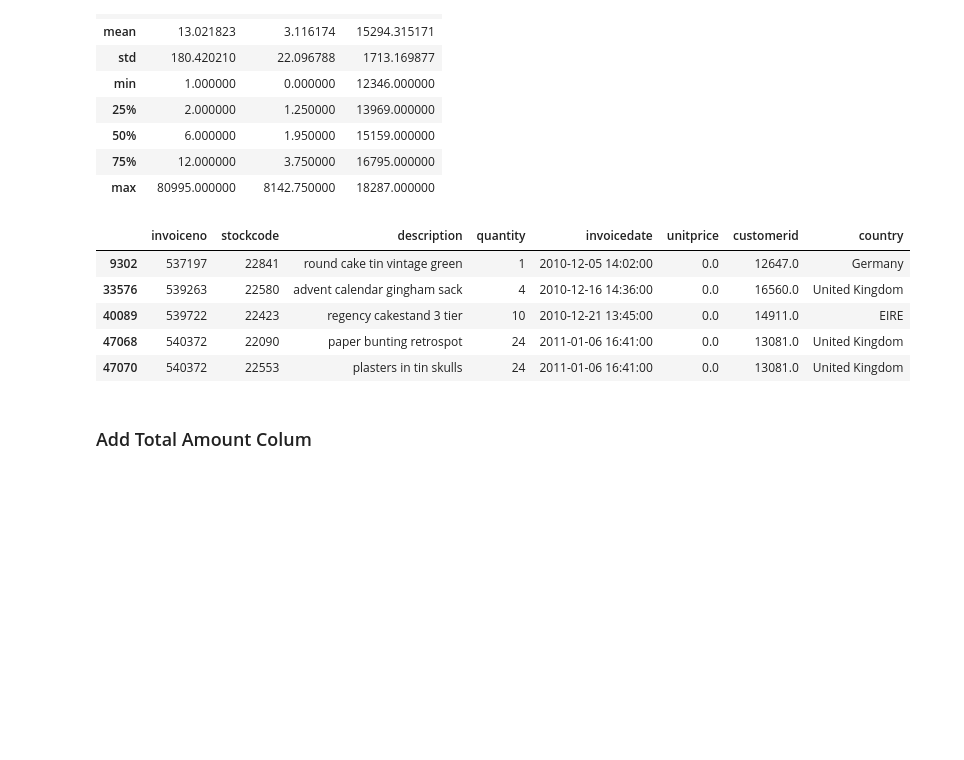
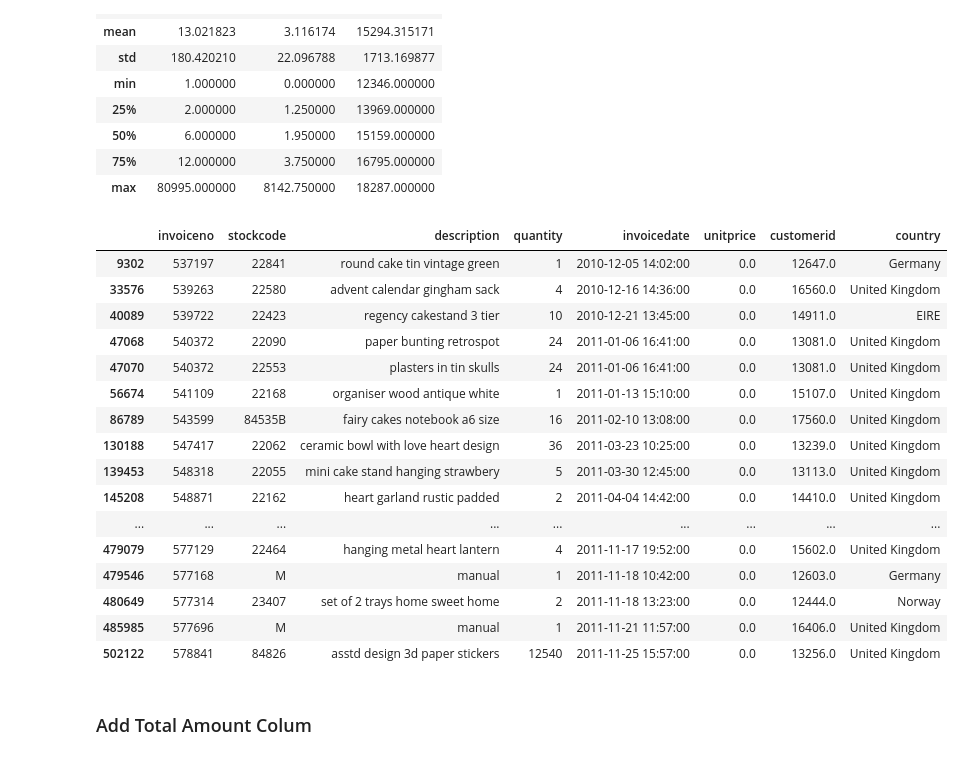
Before and after one commit to RussellReibold/eda_ecommerce_retail, a Jupyter notebook: data_exploration_python/eda_e_commerce.ipynb, the cells around one changed output. Saved outputs shown, nothing was run; the diff lists cells and outputs as text; code cells hidden in the pictures; blank space fills up the shorter version.

```diff
--- a/data_exploration_python/eda_e_commerce.ipynb
+++ b/data_exploration_python/eda_e_commerce.ipynb
@@ -147,14 +149,25 @@ df.describe()
 # %%
 df_unitprice_zero = df[df["unitprice"] == 0]
 # %%
-df_unitprice_zero.head()
+df_unitprice_zero
 # %% [output]
 |  | invoiceno | stockcode | description | quantity | invoicedate | unitprice | customerid | country |
 | 9302 | 537197 | 22841 | round cake tin vintage green | 1 | 2010-12-05 14:02:00 | 0.0 | 12647.0 | Germany |
 | 33576 | 539263 | 22580 | advent calendar gingham sack | 4 | 2010-12-16 14:36:00 | 0.0 | 16560.0 | United Kingdom |
 | 40089 | 539722 | 22423 | regency cakestand 3 tier | 10 | 2010-12-21 13:45:00 | 0.0 | 14911.0 | EIRE |
 | 47068 | 540372 | 22090 | paper bunting retrospot | 24 | 2011-01-06 16:41:00 | 0.0 | 13081.0 | United Kingdom |
 | 47070 | 540372 | 22553 | plasters in tin skulls | 24 | 2011-01-06 16:41:00 | 0.0 | 13081.0 | United Kingdom |
+| 56674 | 541109 | 22168 | organiser wood antique white | 1 | 2011-01-13 15:10:00 | 0.0 | 15107.0 | United Kingdom |
+| 86789 | 543599 | 84535B | fairy cakes notebook a6 size | 16 | 2011-02-10 13:08:00 | 0.0 | 17560.0 | United Kingdom |
+| 130188 | 547417 | 22062 | ceramic bowl with love heart design | 36 | 2011-03-23 10:25:00 | 0.0 | 13239.0 | United Kingdom |
+| 139453 | 548318 | 22055 | mini cake stand hanging strawbery | 5 | 2011-03-30 12:45:00 | 0.0 | 13113.0 | United Kingdom |
+| 145208 | 548871 | 22162 | heart garland rustic padded | 2 | 2011-04-04 14:42:00 | 0.0 | 14410.0 | United Kingdom |
+| ... | ... | ... | ... | ... | ... | ... | ... | ... |
+| 479079 | 577129 | 22464 | hanging metal heart lantern | 4 | 2011-11-17 19:52:00 | 0.0 | 15602.0 | United Kingdom |
+| 479546 | 577168 | M | manual | 1 | 2011-11-18 10:42:00 | 0.0 | 12603.0 | Germany |
+| 480649 | 577314 | 23407 | set of 2 trays home sweet home | 2 | 2011-11-18 13:23:00 | 0.0 | 12444.0 | Norway |
+| 485985 | 577696 | M | manual | 1 | 2011-11-21 11:57:00 | 0.0 | 16406.0 | United Kingdom |
+| 502122 | 578841 | 84826 | asstd design 3d paper stickers | 12540 | 2011-11-25 15:57:00 | 0.0 | 13256.0 | United Kingdom |
 # %%
 df_unitprice_zero.to_csv("/Users/admin/Documents/DS_Projects/e_commerce/df_unitprice_zero.csv")
 # %% [markdown]
```
Also changed, not shown: parts of 2 cells of this notebook, 5 other files.
